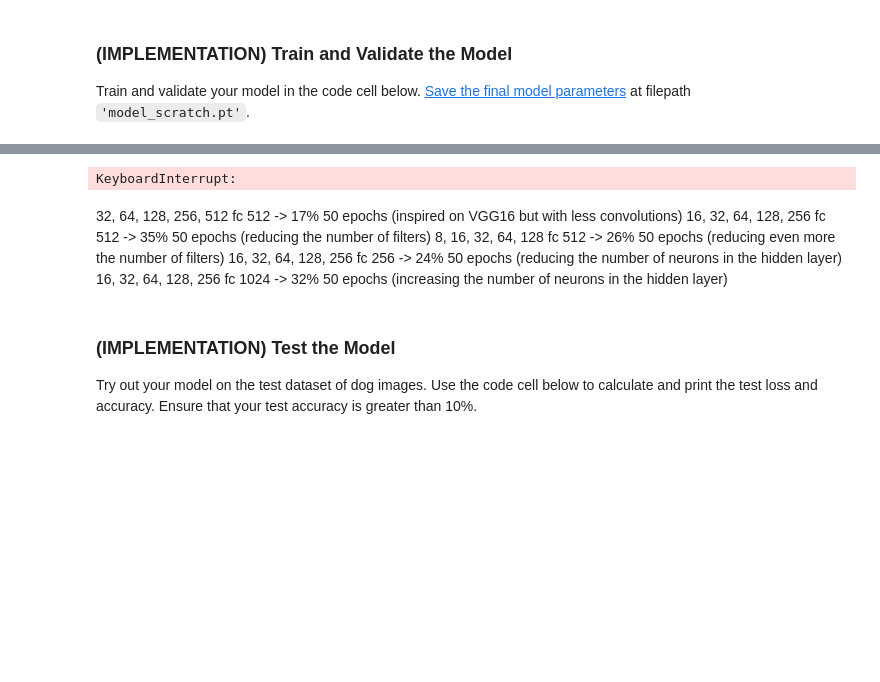
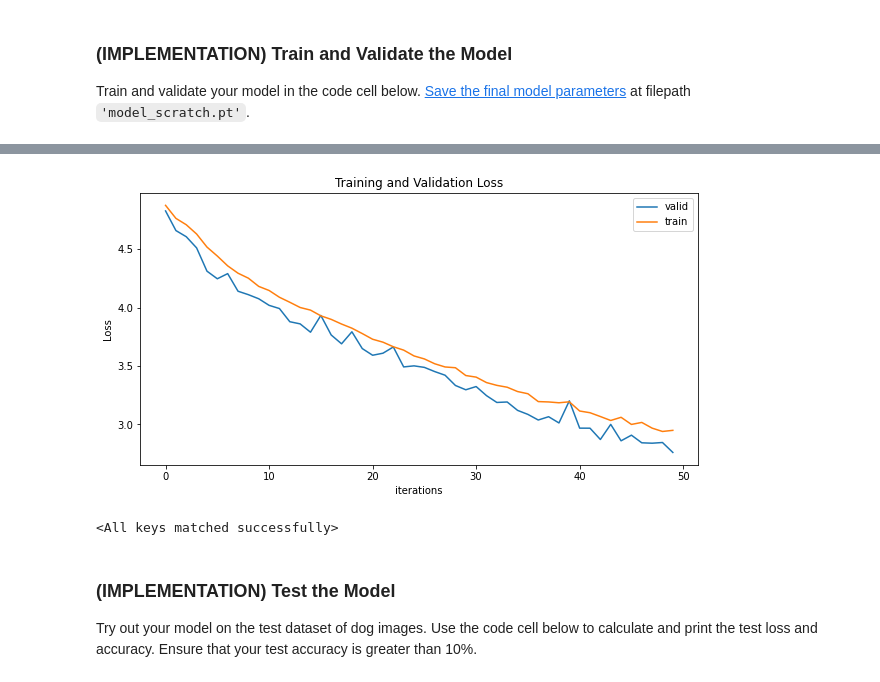
Before and after one commit to GuilhermeBaldo/project-dog-breed-classification, a Jupyter notebook: dog_app.ipynb, the cells around one changed output, grey strips where cells are left out. Cells and saved outputs as stored; diff of their text form; code cells hidden in the pictures; blank space fills up the shorter version.

```diff
--- a/dog_app.ipynb
+++ b/dog_app.ipynb
@@ -521,7 +660,7 @@ def train(n_epochs, loaders, model, optimizer, criterion, use_cuda, save_path):
 
 
 # train the model
-model_scratch = train(100, loaders_scratch, model_scratch, optimizer_scratch,
+model_scratch = train(50, loaders_scratch, model_scratch, optimizer_scratch,
                       criterion_scratch, use_cuda, 'model_scratch.pt')
 
 # load the model that got the best validation accuracy
@@ -547,10 +686,5 @@ Epoch: 18       Training Loss: 3.742450         Validation Loss: 3.874174
+[figure, added]
-KeyboardInterrupt:
+<All keys matched successfully>
-# %% [markdown]
-32, 64, 128, 256, 512 fc 512 -> 17% 50 epochs (inspired on VGG16 but with less convolutions)
-16, 32, 64, 128, 256 fc 512 -> 35% 50 epochs (reducing the number of filters)
-8, 16, 32, 64, 128 fc 512 -> 26% 50 epochs (reducing even more the number of filters)
-16, 32, 64, 128, 256 fc 256 -> 24% 50 epochs (reducing the number of neurons in the hidden layer)
-16, 32, 64, 128, 256 fc 1024 -> 32% 50 epochs (increasing the number of neurons in the hidden layer)
 # %% [markdown]
 ### (IMPLEMENTATION) Test the Model
 
```
Also changed, not shown: parts of 21 cells of this notebook, 15 other files.
